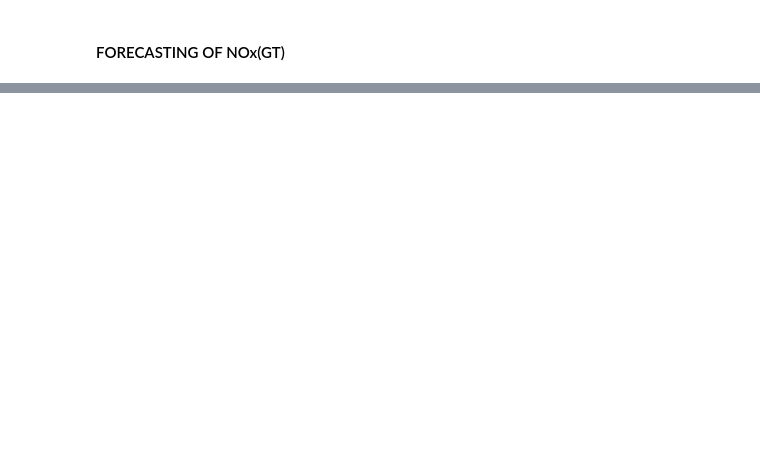
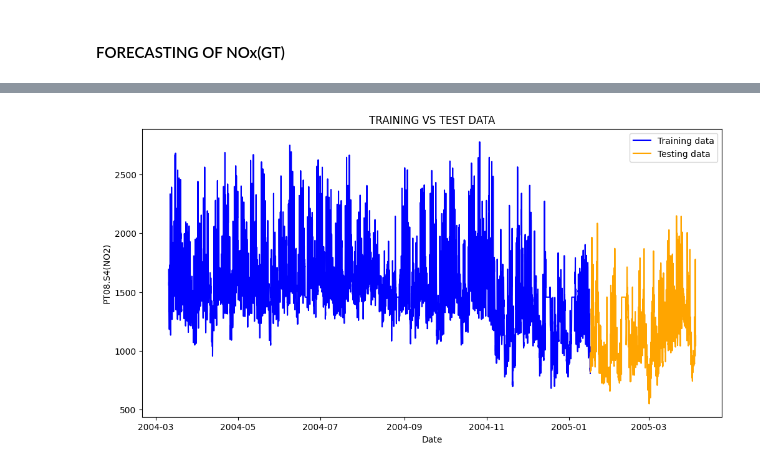
Before and after one commit to dwivediprashant/AIR_QUALITY_INDEX_PROJECT, a Jupyter notebook: airQualityIndex.ipynb, the cells around one changed output, grey strips where cells are left out. Cells and saved outputs as stored; diff of their text form; code cells hidden in the pictures; blank space fills up the shorter version.

Commit message:
feat(PT08.S4(NO2)): train, test, forecast by facebook Prophet

```diff
--- a/airQualityIndex.ipynb
+++ b/airQualityIndex.ipynb
@@ -1503,0 +1515,2 @@ forecast[['ds','yhat','yhat_lower','yhat_upper']].tail(20)
+# %%
+data['y']=air_quality_data['PT08.S4(NO2)']
@@ -1503,0 +1526,6 @@ forecast[['ds','yhat','yhat_lower','yhat_upper']].tail(20)
+# %%
+train_size=int(len(data)*0.8)
+train=data[:train_size]
+test=data[train_size:]
+print(train)
+print(test)
@@ -1503,0 +1550,11 @@ forecast[['ds','yhat','yhat_lower','yhat_upper']].tail(20)
+# %%
+plt.figure(figsize=(12,6))
+plt.title("TRAINING VS TEST DATA")
+plt.plot(train['ds'],train['y'],label="Training data",color="blue")
+plt.plot(test['ds'],test['y'],label="Testing data",color="orange")
+plt.xlabel("Date")
+plt.ylabel("PT08.S4(NO2)")
+plt.legend()
+plt.show()
+# %% [output]
+[figure, added]
```
Also changed, not shown: parts of 34 cells of this notebook.
